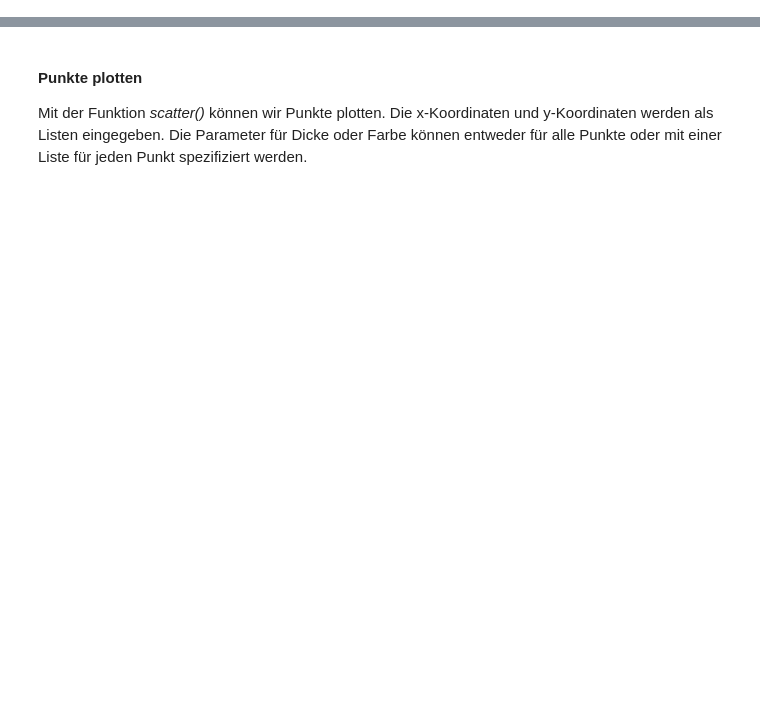
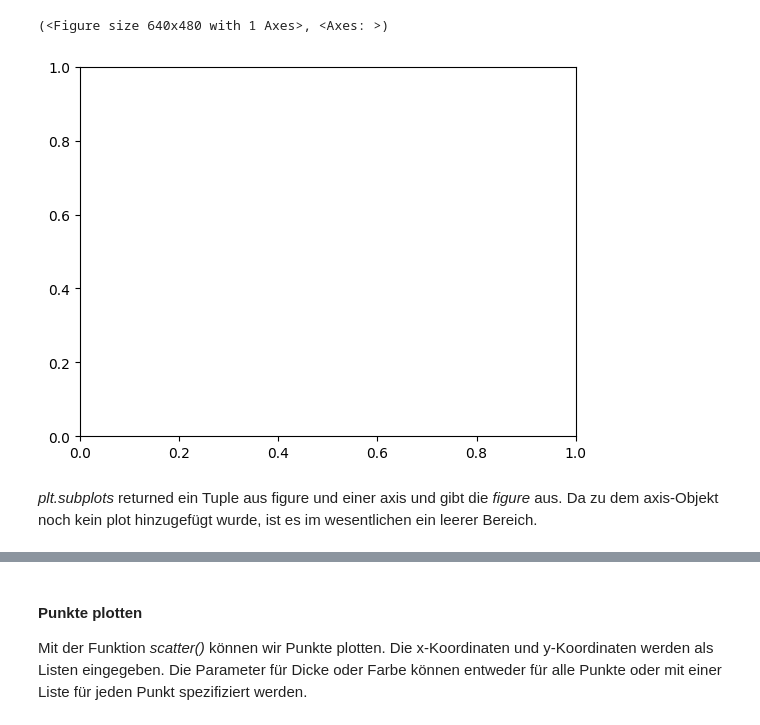
Before and after one commit to ktheu/PythonLernen, a Jupyter notebook: matplotlib/matplotlib.ipynb, the cells around one changed output, grey strips where cells are left out. Saved outputs shown, nothing was run; the diff lists cells and outputs as text; code cells hidden in the pictures; blank space fills up the shorter version.

```diff
--- a/matplotlib/matplotlib.ipynb
+++ b/matplotlib/matplotlib.ipynb
@@ -10,0 +20,8 @@ import matplotlib.pyplot as plt
+# %%
+plt.subplots()
+# %% [output]
+(<Figure size 640x480 with 1 Axes>, <Axes: >)
+[figure, added]
+# %% [markdown]
+*plt.subplots* returned ein Tuple aus figure und einer axis und gibt die *figure* aus. Da zu dem axis-Objekt noch kein plot hinzugefügt wurde,
+ist es im wesentlichen ein leerer Bereich.
```
Also changed, not shown: parts of 38 cells of this notebook, 3 other files.
